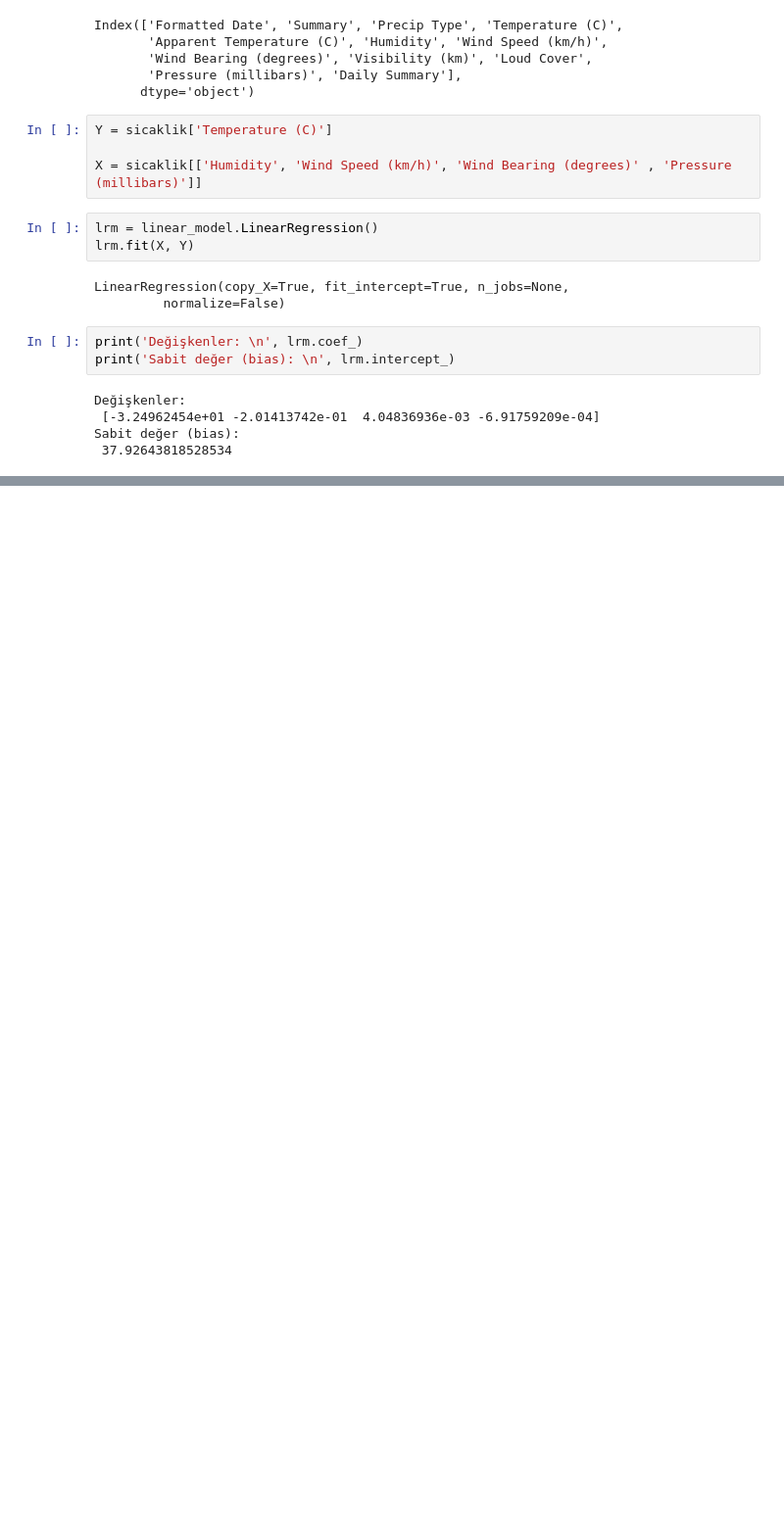
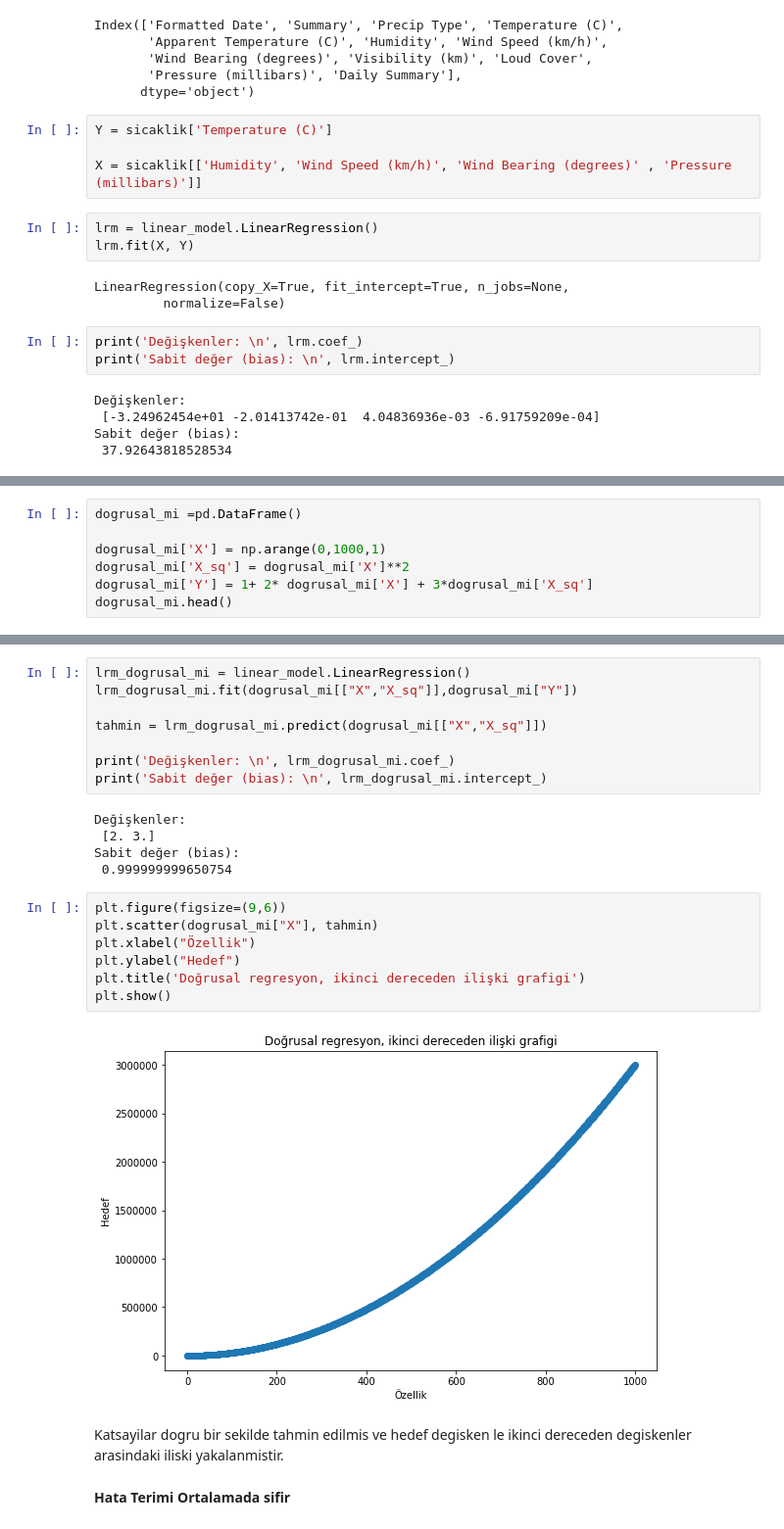
Before and after one commit to EceDolen/Bootcamp_-Bolum_6, a Jupyter notebook: Regresyon_Odev_3.ipynb, the cells around one changed output, grey strips where cells are left out. Shown at 98% size. Drawn from its saved outputs; the diff is of its cells as text; blank space fills up the shorter version.

```diff
--- a/Regresyon_Odev_3.ipynb
+++ b/Regresyon_Odev_3.ipynb
@@ -89,0 +92,7 @@ strong multicollinearity or other numerical problems.
+# %%
+dogrusal_mi =pd.DataFrame()
+
+dogrusal_mi['X'] = np.arange(0,1000,1)
+dogrusal_mi['X_sq'] = dogrusal_mi['X']**2
+dogrusal_mi['Y'] = 1+ 2* dogrusal_mi['X'] + 3*dogrusal_mi['X_sq']
+dogrusal_mi.head()
@@ -89,0 +106,26 @@ strong multicollinearity or other numerical problems.
+# %%
+lrm_dogrusal_mi = linear_model.LinearRegression()
+lrm_dogrusal_mi.fit(dogrusal_mi[["X","X_sq"]],dogrusal_mi["Y"])
+
+tahmin = lrm_dogrusal_mi.predict(dogrusal_mi[["X","X_sq"]])
+
+print('Değişkenler: \n', lrm_dogrusal_mi.coef_)
+print('Sabit değer (bias): \n', lrm_dogrusal_mi.intercept_)
+# %% [output]
+Değişkenler:
+ [2. 3.]
+Sabit değer (bias):
+ 0.999999999650754
+# %%
+plt.figure(figsize=(9,6))
+plt.scatter(dogrusal_mi["X"], tahmin)
+plt.xlabel("Özellik")
+plt.ylabel("Hedef")
+plt.title('Doğrusal regresyon, ikinci dereceden ilişki grafigi')
+plt.show()
+# %% [output]
+[figure, added]
+# %% [markdown]
+Katsayilar dogru bir sekilde tahmin edilmis ve hedef degisken le ikinci dereceden degiskenler arasindaki iliski yakalanmistir.
+# %% [markdown]
+**Hata Terimi Ortalamada sifir**
```
Also changed, not shown: parts of 9 cells of this notebook.
